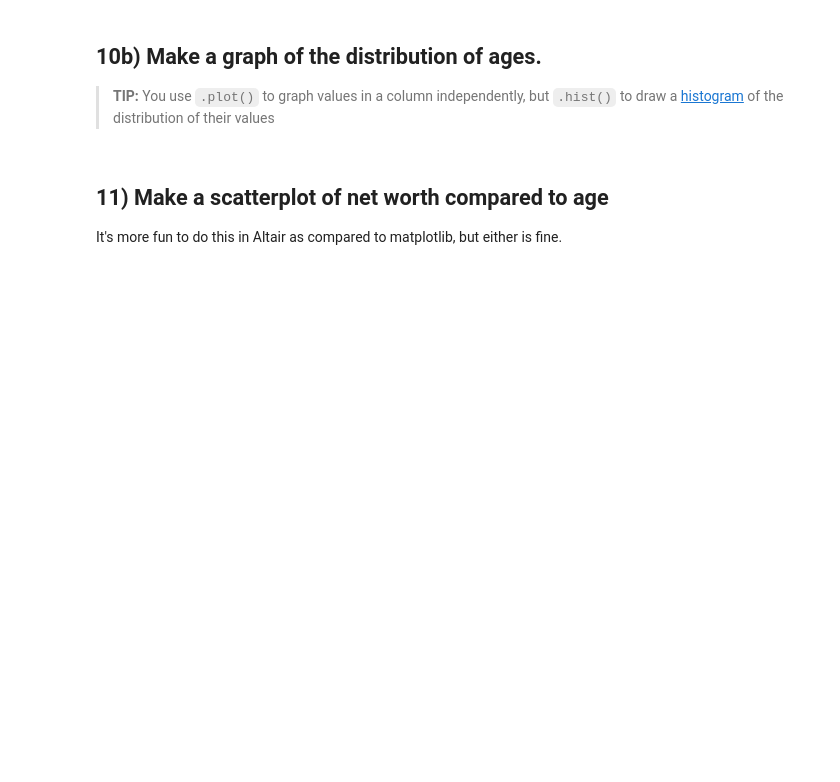
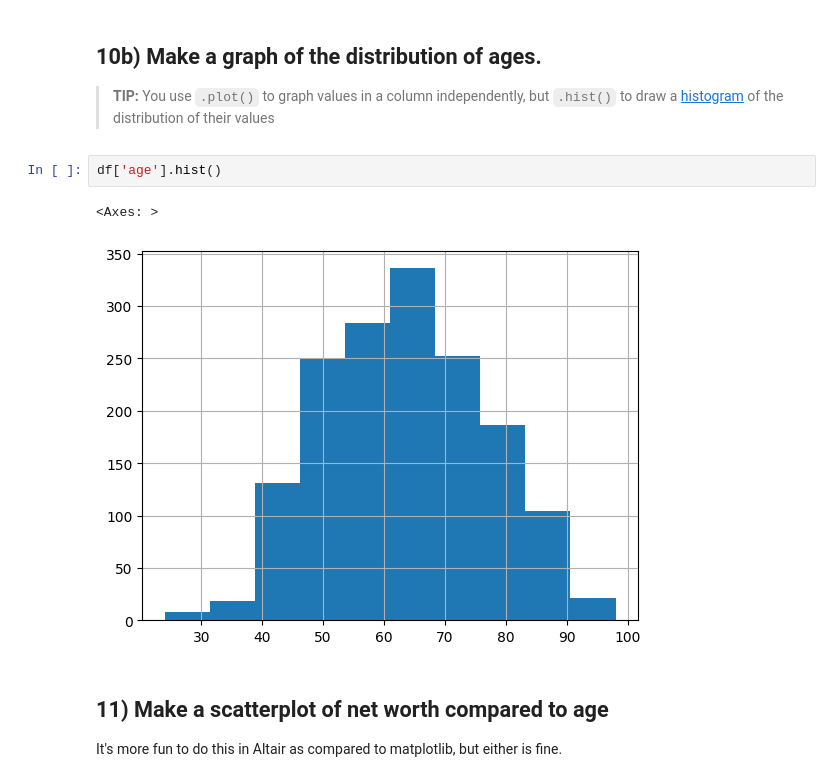
Before and after one commit to namanxshah/Homework-06-Pandas-and-GitHub, a Jupyter notebook: 02-Billionaires.ipynb, the cells around one changed output. Drawn from its saved outputs; the diff is of its cells as text; blank space fills up the shorter version.

```diff
--- a/02-Billionaires.ipynb
+++ b/02-Billionaires.ipynb
@@ -185,6 +258,11 @@ I am **not** asking which country has the most billionaires - this is **total am
 ## 10b) Make a graph of the distribution of ages.
 
 > **TIP:** You use `.plot()` to graph values in a column independently, but `.hist()` to draw a [histogram](https://www.mathsisfun.com/data/histograms.html) of the distribution of their values
+# %%
+df['age'].hist()
+# %% [output]
+<Axes: >
+[figure, added]
 # %% [markdown]
 ## 11) Make a scatterplot of net worth compared to age
 
```
Also changed, not shown: parts of 14 cells of this notebook, 1 other file.
